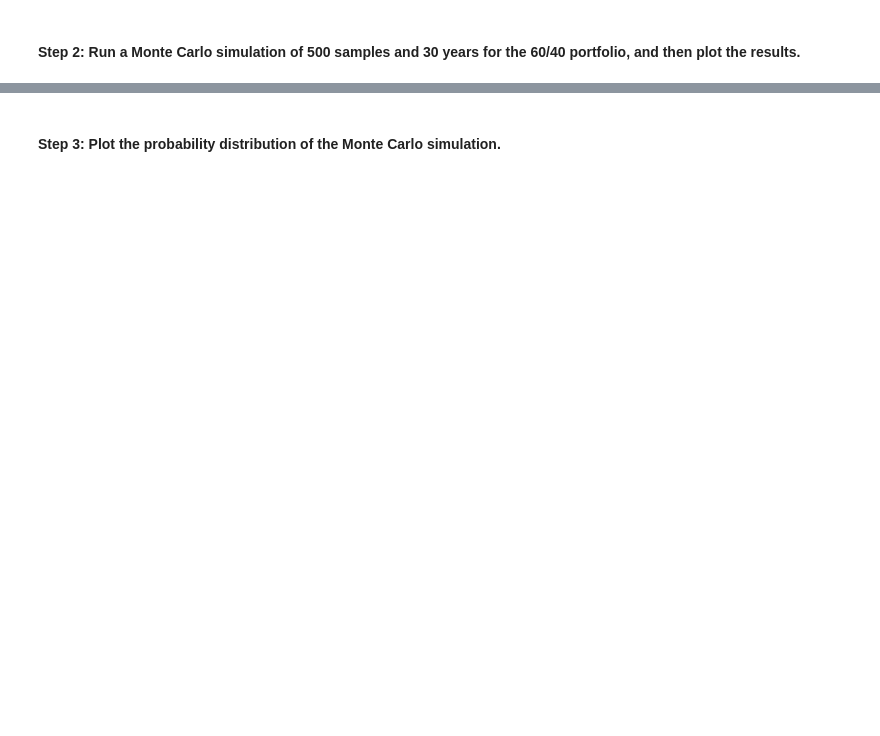
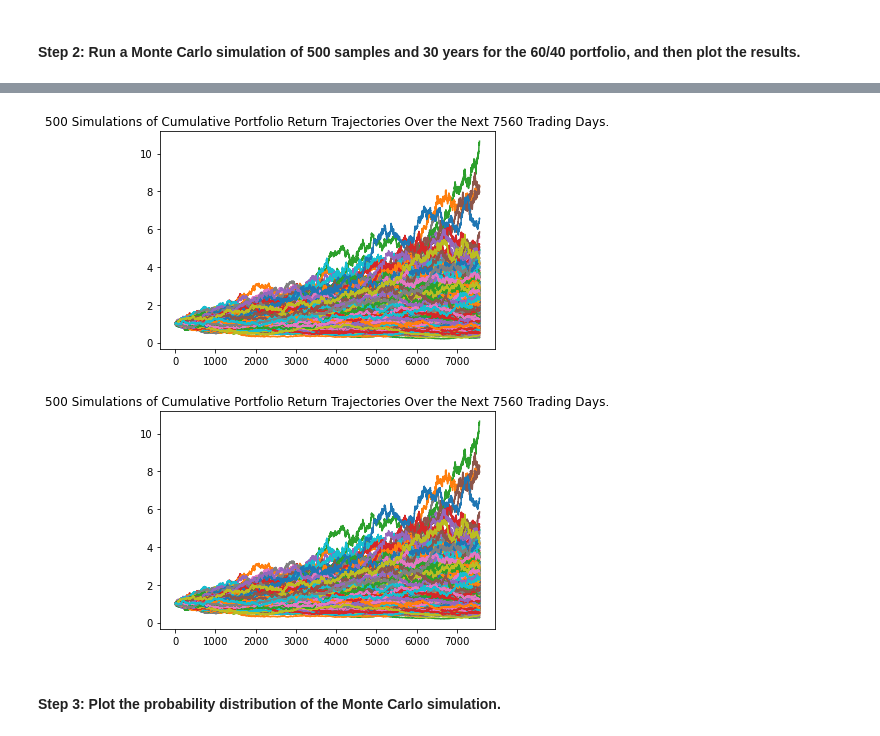
Before and after one commit to Erick3150/Financial-Planning-and-Forecasting, a Jupyter notebook: financial_planning_tools.ipynb, the cells around one changed output, grey strips where cells are left out. Saved outputs shown, nothing was run; the diff lists cells and outputs as text; code cells hidden in the pictures; blank space fills up the shorter version.

```diff
--- a/financial_planning_tools.ipynb
+++ b/financial_planning_tools.ipynb
@@ -207,30 +214,39 @@ agg_shares = 200
 - `start_date` and `end_date`: Use the same date for these parameters, and format them with the date of the previous weekday (or `2020-08-07`). This is because you want the one closing price for the most-recent trading day.
 # %%
 # Set the tickers for both the bond and stock portion of the portfolio
-# YOUR CODE HERE
+tickers = ["SPY", "AGG"]
 
 # Set timeframe to 1Day
-# YOUR CODE HERE
+timeframe = '1Day'
 
 # Format current date as ISO format
 # Set both the start and end date at the date of your prior weekday
 # This will give you the closing price of the previous trading day
 # Alternatively you can use a start and end date of 2020-08-07
-# YOUR CODE HERE
-# YOUR CODE HERE
+start_date = pd.Timestamp("2020-08-07", tz = "America/New_York").isoformat()
+end_date = pd.Timestamp("2022-07-15", tz = "America/New_York").isoformat()
 # %% [markdown]
 #### Step 4: Get the current closing prices for `SPY` and `AGG` by using the Alpaca `get_bars` function. Format the response as a Pandas DataFrame by including the `df` property at the end of the `get_bars` function.
 # %%
 # Use the Alpaca get_bars function to get current closing prices the portfolio
 # Be sure to set the `df` property after the function to format the response object as a DataFrame
-# YOUR CODE HERE
+df_portfolio = alpaca.get_bars(
+    tickers,
+    timeframe,
+    start = start_date,
+    end = end_date
+).df
+
+
 
 # Reorganize the DataFrame
 # Separate ticker data
-# YOUR CODE HERE
+
+SPY = df_portfolio[df_portfolio['symbol']=='SPY'].drop('symbol', axis = 1)
+AGG = df_portfolio[df_portfolio['symbol']=='AGG'].drop('symbol', axis = 1)
 
 # Concatenate the ticker DataFrames
-# YOUR CODE HERE
+df_portfolio = pd.concat([SPY, AGG], axis=1, keys=['SPY', 'AGG'])
 
 # Review the first 5 rows of the Alpaca DataFrame
-# YOUR CODE HERE
+df_portfolio.head(5)
@@ -410,7 +509,12 @@ In this section, you’ll use the MCForecastTools library to create a Monte Carl
 # Configure the Monte Carlo simulation to forecast 30 years cumulative returns
 # The weights should be split 40% to AGG and 60% to SPY.
 # Run 500 samples.
-# YOUR CODE HERE
+MC_thirty_year = MCSimulation(
+    portfolio_data=df_portfolio,
+    weights = [.60, .40],
+    num_simulation=500,
+    num_trading_days=252*30
+)
 
 # Review the simulation input data
-# YOUR CODE HERE
+MC_thirty_year.portfolio_data.head()
@@ -420,7 +540,10 @@ In this section, you’ll use the MCForecastTools library to create a Monte Carl
 # %%
 # Visualize the 30-year Monte Carlo simulation by creating an
 # overlay line plot
-# YOUR CODE HERE
+MC_line_plot = MC_thirty_year.plot_simulation()
+# %% [output]
+[figure, added]
+[figure, added]
 # %% [markdown]
 #### Step 3: Plot the probability distribution of the Monte Carlo simulation.
 # %%
```
Also changed, not shown: parts of 41 cells of this notebook, 1 other file.
